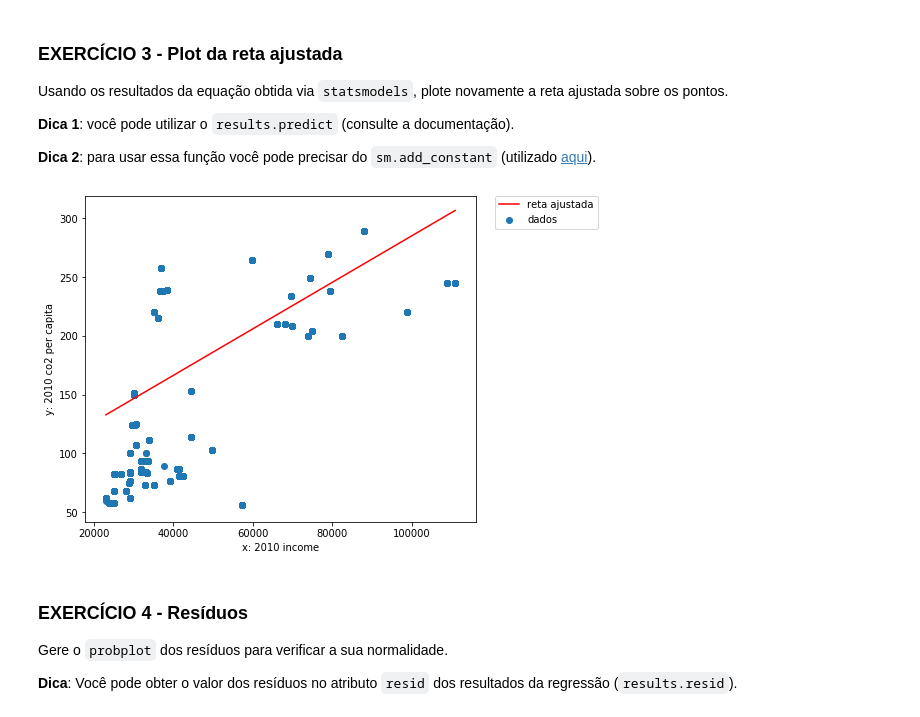
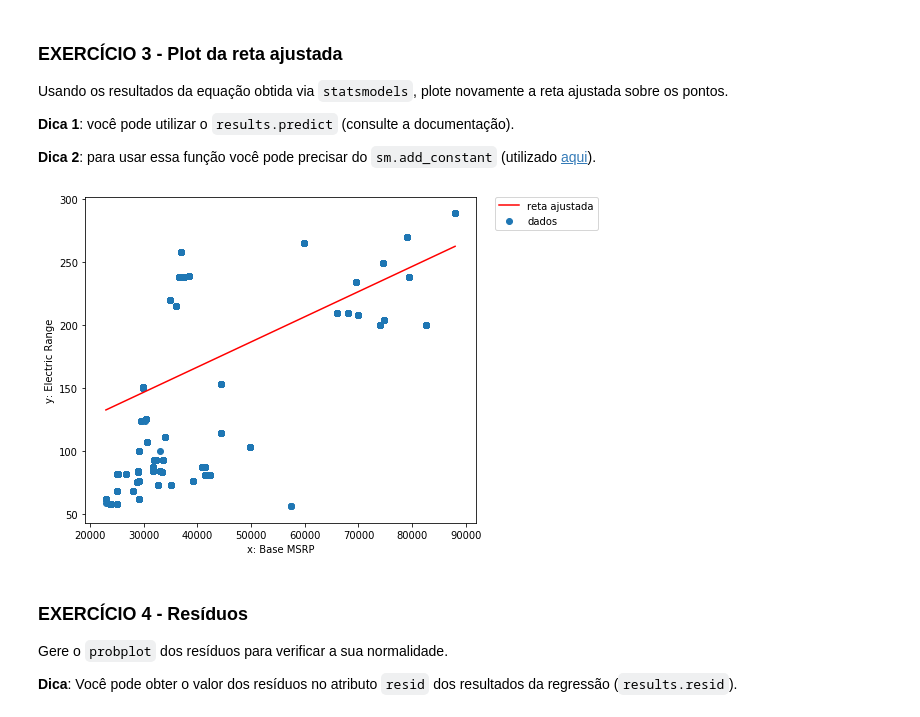
Before and after one commit to gustavopc3/P2-CD20-2, a Jupyter notebook: P2-CD20-2.ipynb, the cells around one changed output. Saved outputs shown, nothing was run; the diff lists cells and outputs as text; code cells hidden in the pictures.

```diff
--- a/P2-CD20-2.ipynb
+++ b/P2-CD20-2.ipynb
@@ -146,5 +250,8 @@ A função retorna 4 parâmetros:
 * y_test: Y_TESTING DATA
 # %%
 from sklearn.model_selection import train_test_split
+# %%
+Y = dados['Base MSRP']
+X = dados.drop(columns=['Base MSRP'])
 # %%
-X_train, X_test, y_train, y_test = train_test_split(carros_eletricos['Base MSRP'], carros_eletricos['Electric Range'], test_size=0.25)
+X_train, X_test, y_train, y_test = train_test_split(X, Y, test_size=0.25)
@@ -210,0 +296,30 @@ Desejamos prever o valor de compra de um novo carro no estado de Washington, nos
+# %%
+X_train = np.array(X_train).reshape(-1, 1)
+X_test = np.array(X_test).reshape(-1, 1)
+
+y_train = np.array(y_train)
+y_test = np.array(y_test)
+
+from sklearn import datasets, linear_model
+from sklearn.metrics import mean_squared_error, r2_score
+
+# Create linear regression object
+regr = linear_model.LinearRegression()
+
+# Train the model using the training sets
+regr.fit(X_train, y_train)
+
+# Make predictions using the testing set
+y_predito = regr.predict(X_test)
+
+# Plot outputs
+plt.scatter(X_test, y_test, color='blue')
+plt.plot(X_test, y_predito, color='red', linewidth=3)
+plt.xlabel("Base MSRP ($)")
+plt.ylabel("Electric Range")
+plt.title("Regressão Linear Simples")
+
+plt.xticks(())
+plt.yticks(())
+
+plt.show()
@@ -268,8 +398,8 @@ r
 Portanto, possuimos uma relação linear positiva entre X e Y, já que *r > 0*.
 # %%
 # ESCREVA SEU CÓDIGO AQUI
-x_dados = carros_eletricos['Base MSRP'] # Definindo renda como explicativa
-y_dados = carros_eletricos['Electric Range']    # Definindo CO2 como resposta
+#x_dados = carros_eletricos['Base MSRP'] # Definindo renda como explicativa
+#y_dados = carros_eletricos['Electric Range']    # Definindo CO2 como resposta
 
 #
 x_barra = x_dados.mean()
@@ -421,16 +555,16 @@ Usando os resultados da equação obtida via `statsmodels`, plote novamente a re
 # %%
 x_vec = np.linspace(x_dados.min(), x_dados.max(), 500)
 y_vec = results.predict(sm.add_constant(x_vec))
 
 plt.figure(figsize=(7,6))
 plt.plot(x_vec,y_vec, color="r") # resultados da regressão
 plt.scatter(x_dados, y_dados); # dados
-plt.xlabel("x: 2010 income")
-plt.ylabel("y: 2010 co2 per capita")
+plt.xlabel("x: Base MSRP")
+plt.ylabel("y: Electric Range")
 plt.legend(('reta ajustada','dados'), bbox_to_anchor=(1.05, 1), borderaxespad=0.)
 plt.show()
 # %% [output]
-[figure, old version]
+[figure, new version]
 # %% [markdown]
 <div id="ex4"></div>
 
```
Also changed, not shown: parts of 69 cells of this notebook.
